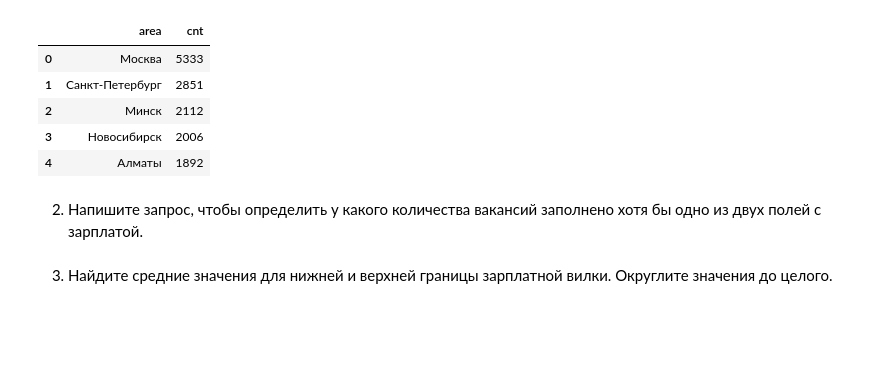
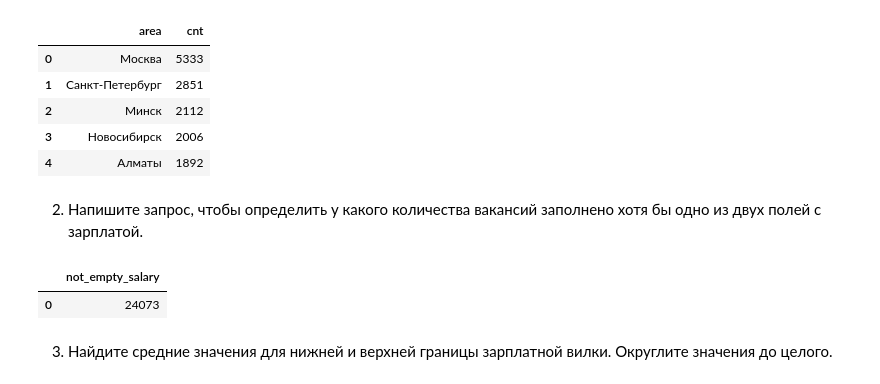
Before and after one commit to AlexeyLukovnikov/sf_data_science, a Jupyter notebook: BLOCK2_PROJECT-2/Project_2.ipynb, the cells around one changed output. Cells and saved outputs as stored; diff of their text form; code cells hidden in the pictures; blank space fills up the shorter version.

```diff
--- a/BLOCK2_PROJECT-2/Project_2.ipynb
+++ b/BLOCK2_PROJECT-2/Project_2.ipynb
@@ -112,6 +112,13 @@ display(df)
 # %% [markdown]
 2. Напишите запрос, чтобы определить у какого количества вакансий заполнено хотя бы одно из двух полей с зарплатой.
 # %%
-# текст запроса
+display(
+    pd.read_sql_query('''
+        select count(*) not_empty_salary from vacancies where salary_from  is not null or salary_to is not null
+    ''', connection)
+)
+# %% [output]
+|  | not_empty_salary |
+| 0 | 24073 |
 # %%
 # результат запроса
```
Also changed, not shown: parts of 1 cell of this notebook.
